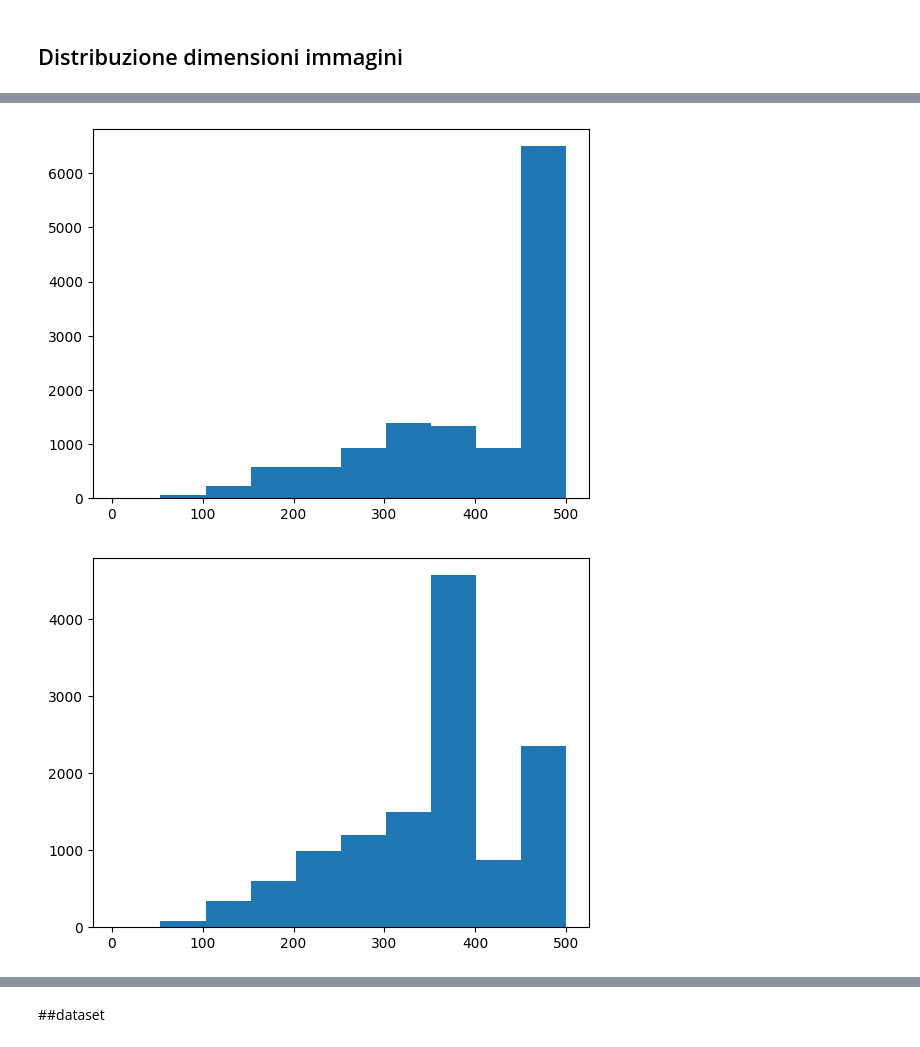
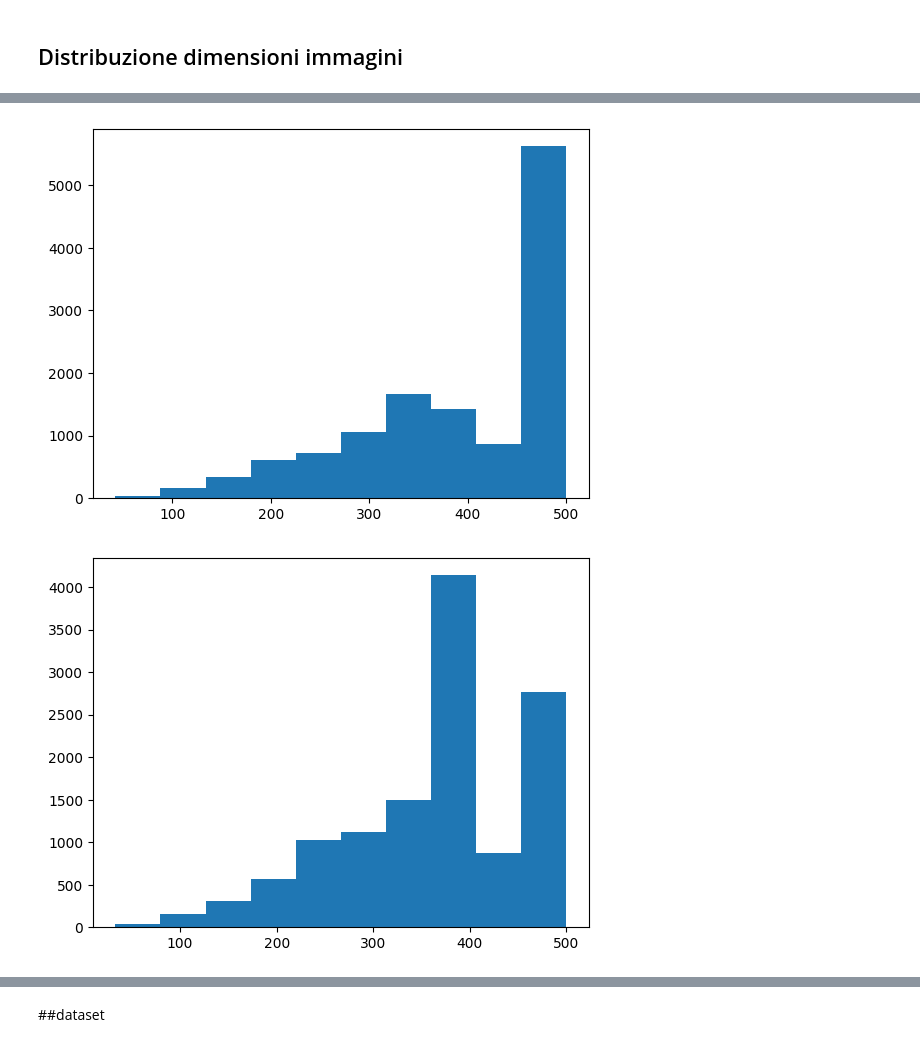
Before and after one commit to mohcenlaaroussi/cats_dogs_classification, a Jupyter notebook: cats_dogs_classification.ipynb, the cells around one changed output, grey strips where cells are left out. Drawn from its saved outputs; the diff is of its cells as text; code cells hidden in the pictures.

```diff
--- a/cats_dogs_classification.ipynb
+++ b/cats_dogs_classification.ipynb
@@ -150,0 +171,7 @@ plt.show()
+# %%
+exifdata = im.getexif()
+
+# looping through all the tags present in exifdata
+for tagid in exifdata:
+    print('ciasoo')
+    # getting the tag name instead of tag id
@@ -151,5 +195,5 @@ plt.show()
 # %%
-path = "./catsdogs/CatsDogs/Cats/10107.jpg"
+path = "./catsdogs/CatsDogs/Cats/10404.jpg"
 
 img_color = cv2.imread(path,1)
 #img_color.shape
@@ -280,6 +272,6 @@ for (root,dirs,files) in os.walk(path, topdown=True):
 --------------------------------
 # %%
-path = "./catsdogs/CatsDogs/Cats"
+path = "./catsdogs/CatsDogs/Dogs"
 
 len(os.listdir(path))
 # %% [output]
@@ -295,7 +283,9 @@ img.shape
 # %%
-hights = []
-weights = []
-
+from PIL.ExifTags import TAGS
+heights = []
+widths= []
+damaged = []
+u = 0
 for (root,dirs,files) in os.walk(path, topdown=True):
   if len(files) > 0:
     fnames = list(fname for fname in os.listdir(path) if fname.endswith('.jpg'))
@@ -305,15 +295,32 @@ for (root,dirs,files) in os.walk(path, topdown=True):
     batch = fnames[l_index:r_index]
 
     while batch:
+        y = -1
+        for i in batch:
+          y+=1
+          #print(i)
+          #if y <= 24:
+            #damaged.append(i)
 
-        for i in batch:
           #print(root+'/'+i)
           #img = cv2.imread(root+'/'+i,1)
           try:
             img = Image.open(root+'/'+i)    # Open image as PIL image object
-            hights.append(img.size[0])
-            weights.append(img.size[1])
+            heights.append(img.size[0])
+            widths.append(img.size[1])
+            if img.mode != 'RGB':
+              print('P - '+img.format + ' - '+ img.mode)
+              damaged.append(i)
             #print(root+'/'+i)
+            exifdata = img.getexif()
+            for tag_id in exifdata:
+              # get the tag name, instead of human unreadable tag id
+              tag = TAGS.get(tag_id, tag_id)
+              data = exifdata.get(tag_id)
+              # decode bytes
+              #if isinstance(data, bytes):
+              #    data = data.decode()
+              #print(f"{tag:25}: {data}")
           except UnidentifiedImageError:
             print('IMAGE DAMAGED: '+i)
 
@@ -344,10 +331,10 @@ hights
 # %%
-plt.hist(hights)
+plt.hist(heights)
 plt.show()
 # %% [output]
-[figure, old version]
+[figure, new version]
 # %%
-plt.hist(weights)
+plt.hist(widths)
 plt.show()
 # %% [output]
-[figure, old version]
+[figure, new version]
```
Also changed, not shown: parts of 73 cells of this notebook.
